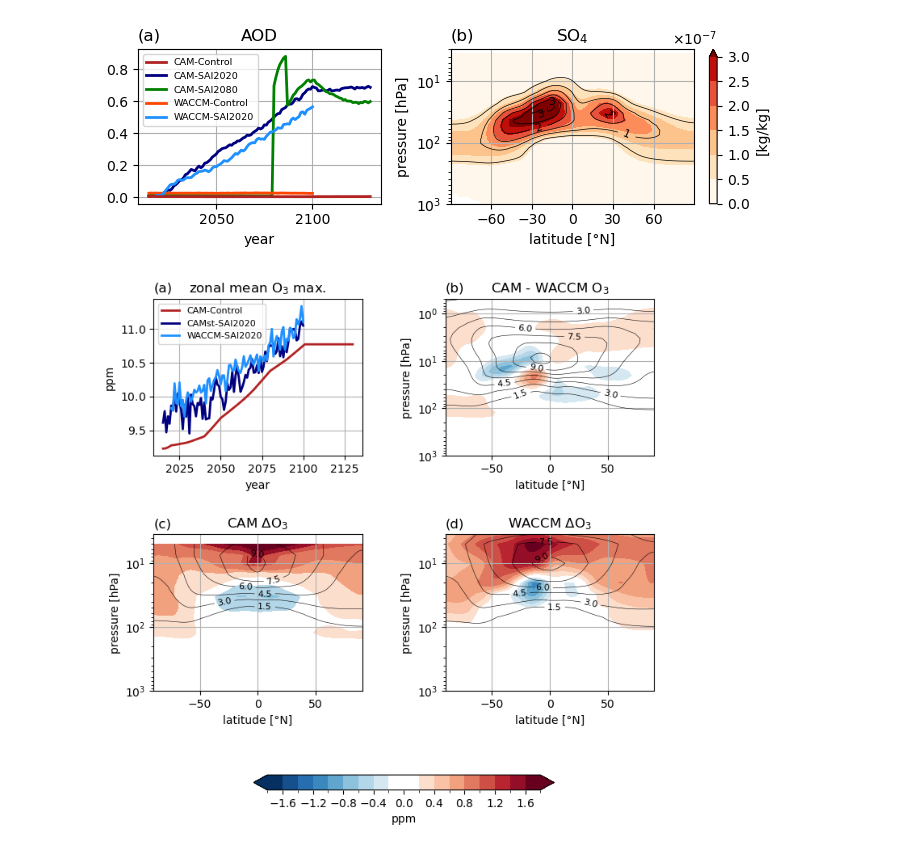
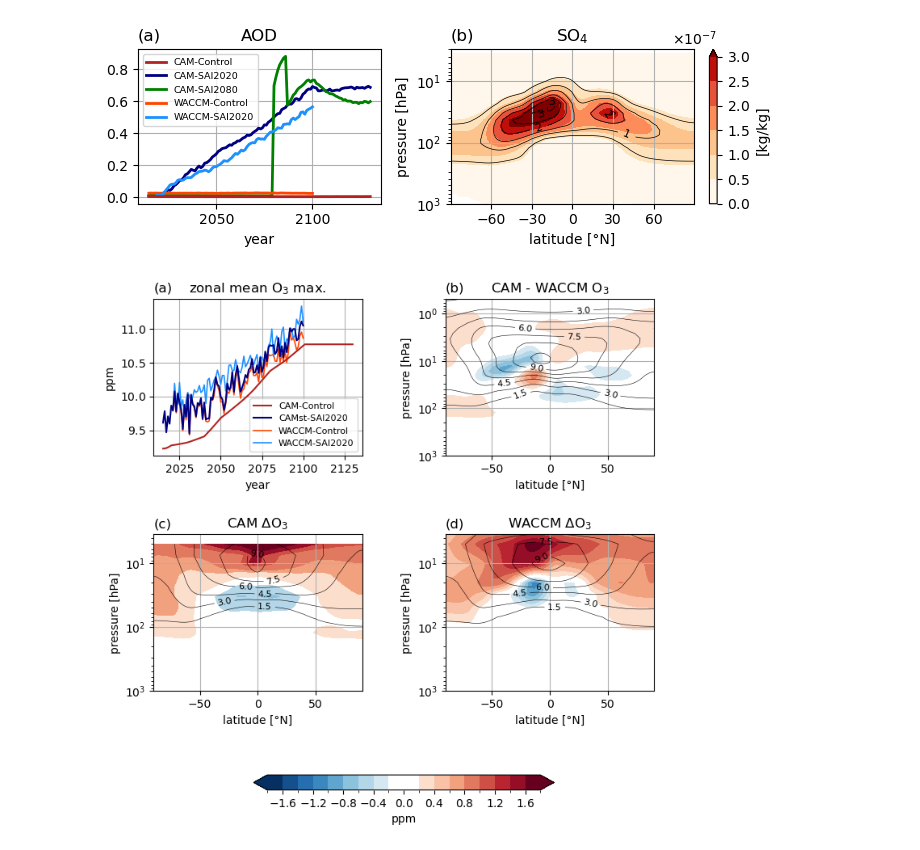
Before and after one commit to JdeJong96/CESM-CAM_SAI, a Jupyter notebook: results/aerosolfield.ipynb, the cells around one changed output. Cells and saved outputs as stored; diff of their text form; code cells hidden in the pictures.

Commit message:
add waccm control ozone data

```diff
--- a/results/aerosolfield.ipynb
+++ b/results/aerosolfield.ipynb
@@ -402,14 +409,14 @@ for ax in axs.flatten():
     ax.grid(which='major')
 
 # CAM
-(O3zm['cam.control.plev34.gm']/1e-6).plot(ax=axs[0,0], lw=2, label='CAM-Control', c='firebrick', zorder=4, markersize=4)
+(O3zm['cam.control.plev34.gm']/1e-6).plot(ax=axs[0,0], lw=1.5, label='CAM-Control', c='firebrick', zorder=4, markersize=4)
 #O3zm['cam.SAI2020.plev34.gm'].plot(ax=axs[0,0], lw=2, label='CAM-SAI2020', c='navy', linestyle='-', marker=2)
 #O3zm['cam.SAI2080.plev34.gm'].plot(ax=axs[0,0], lw=2, label='CAM-SAI2080', c='green',linestyle='-', marker=3)
-(O3zm['camstrat.SAI2020.plev34.gm']/1e-6).plot(ax=axs[0,0], lw=2, label='CAMst-SAI2020', c='navy')
+(O3zm['camstrat.SAI2020.plev34.gm']/1e-6).plot(ax=axs[0,0], lw=1.5, label='CAMst-SAI2020', c='navy', zorder=4)
 
 # WACCM
-# O3zm['waccm.control'].plot(ax=axs[0,0], lw=2, label='WACCM-Control', c='orangered')
-(O3zm['waccm.SAI2020.plev19.gm']/1e-6).plot(ax=axs[0,0], lw=2, label='WACCM-SAI2020', c='dodgerblue')
+(O3zm['waccm.control.plev19.gm']/1e-6).plot(ax=axs[0,0], lw=1.2, label='WACCM-Control', c='orangered')
+(O3zm['waccm.SAI2020.plev19.gm']/1e-6).plot(ax=axs[0,0], lw=1.2, label='WACCM-SAI2020', c='dodgerblue')
 
 
 # zonal mean O3
@@ -421,34 +428,34 @@ c0 = (O3zm['cam.control.plev34.i']/1e-6).plot.contour(ax=axs[1,0], y='plev34', y
 p1 = ((O3zm['waccm.SAI2020.plev19.f']-O3zm['waccm.control.plev19.i'])/1e-6).plot.contourf(ax=axs[1,1], y='plev19', ylim=[1000,3.5], extend='both', levels=dlevels/1e-6, cmap=newcmap, **pkwargs)
 c1 = (O3zm['waccm.control.plev19.i']/1e-6).plot.contour(ax=axs[1,1], y='plev19', ylim=[1000,3.5], levels=Olevels/1e-6, colors='k', linewidths=0.4, **pkwargs)
 axs[0,1].clabel(c2, fontsize=8)
 axs[1,0].clabel(c0, fontsize=8)
 axs[1,1].clabel(c1, fontsize=8)
 axs[0,0].set_title(r'zonal mean O$_3$ max.'); axs[0,0].set_title('(a)', loc='left')
 axs[0,1].set_title(r'CAM - WACCM O$_3$'); axs[0,1].set_title('(b)', loc='left')
 axs[1,0].set_title(r'CAM $\Delta$O$_3$'); axs[1,0].set_title('(c)', loc='left')
 axs[1,1].set_title(r'WACCM $\Delta$O$_3$'); axs[1,1].set_title('(d)', loc='left')
 axs[0,1].set_xlabel('latitude [°N]')
 axs[1,0].set_xlabel('latitude [°N]')
 axs[1,1].set_xlabel('latitude [°N]')
 axs[0,0].set_ylabel('ppm')
 axs[0,1].set_ylabel('pressure [hPa]')
 axs[1,0].set_ylabel('pressure [hPa]')
 axs[1,1].set_ylabel('pressure [hPa]')
 axs[0,0].ticklabel_format(axis='y', useMathText=True)
 
 axs[0,0].legend(prop={'size':8})
 #fig.delaxes(axs[0,1])
 plt.subplots_adjust(wspace=0.4, hspace=0.5)
 
 cb = fig.colorbar(p1, ax=axs[:,:], shrink=0.6, orientation='horizontal')
 cb.ax.set_xlabel('ppm')
 cb.ax.ticklabel_format(axis='x', useMathText=True)
 
 
 #plt.tight_layout()
 fig.savefig('figures/ozone.pdf')
 # %% [output]
-[figure, old version]
+[figure, new version]
 # %%
 fig, axs = plt.subplots(6,4, figsize=(10,13))
 for ax,exp in zip(axs.flatten(),O3zm):
```
Also changed, not shown: parts of 5 cells of this notebook, 3 other files.
